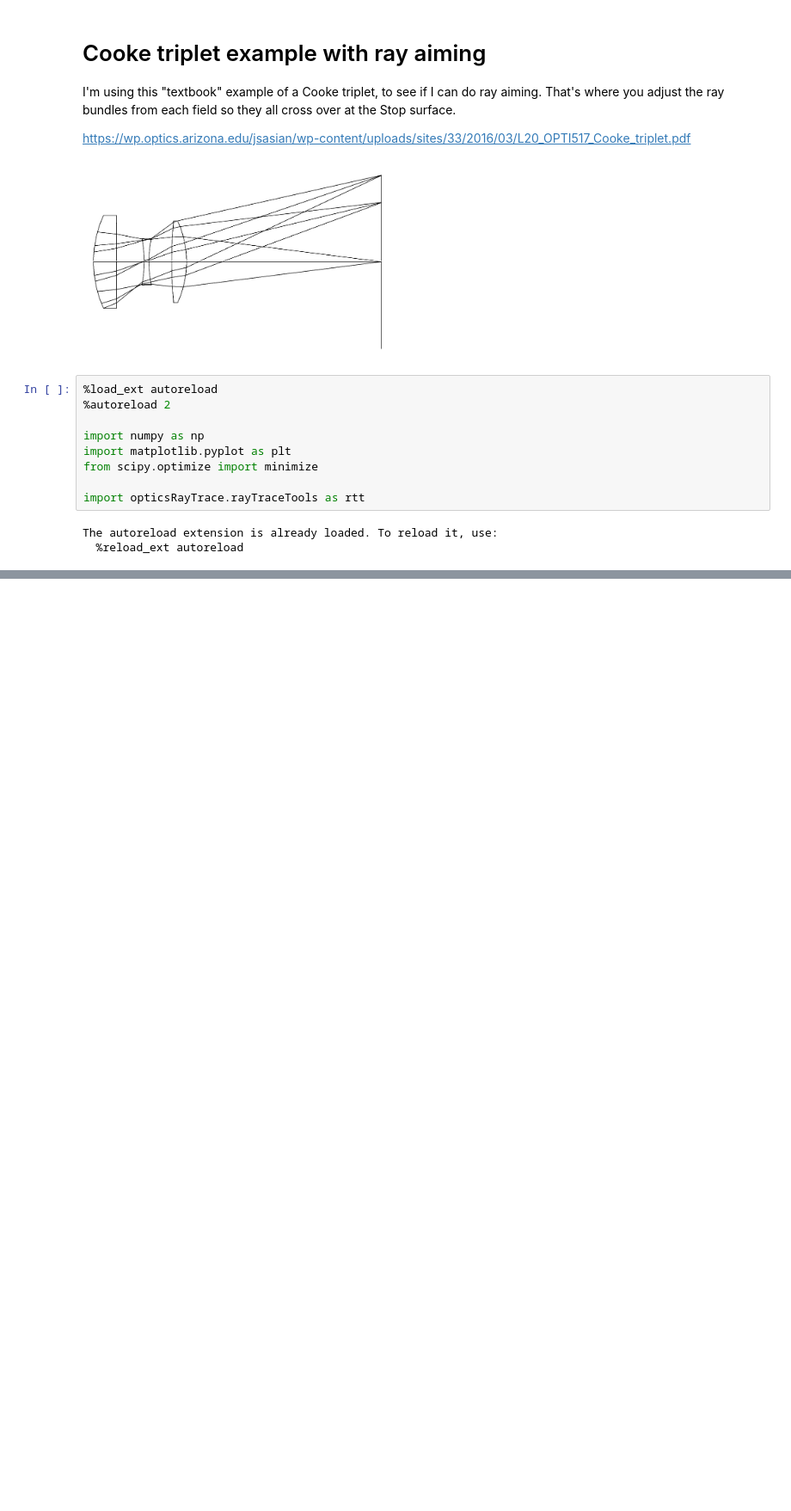
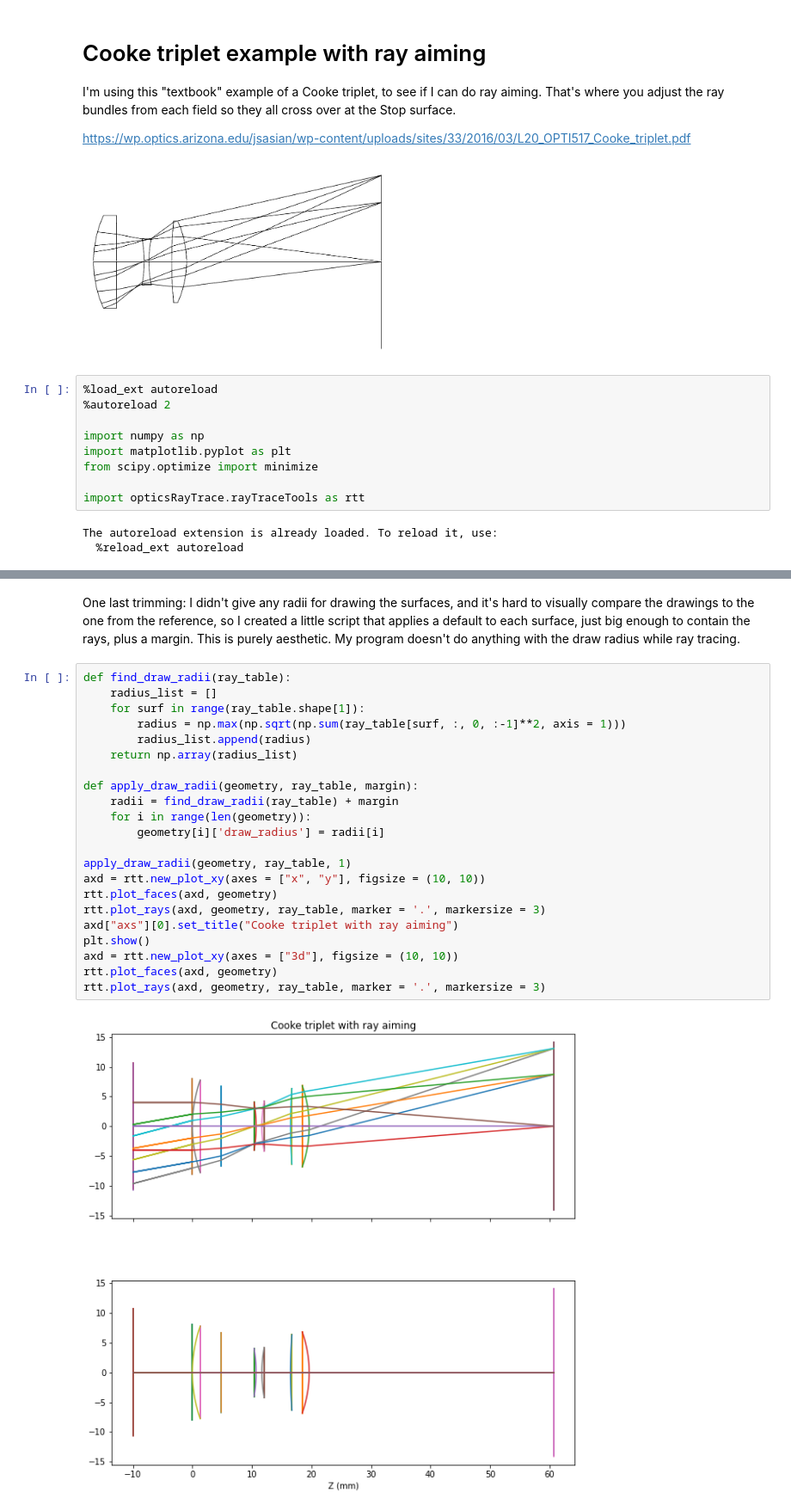
Before and after one commit to bassistTech/rayTrace, a Jupyter notebook: notebooks/Cooke triplet.ipynb, the cells around one changed output, grey strips where cells are left out. Shown at 86% size. Saved outputs shown, nothing was run; the diff lists cells and outputs as text; blank space fills up the shorter version.

```diff
--- a/notebooks/Cooke triplet.ipynb
+++ b/notebooks/Cooke triplet.ipynb
@@ -152,0 +145,26 @@ Text(0.5, 1.0, 'Cooke triplet with ray aiming')
+# %% [markdown]
+One last trimming: I didn't give any radii for drawing the surfaces, and it's hard to visually compare the drawings to the one from the reference, so I created a little script that applies a default to each surface, just big enough to contain the rays, plus a margin. This is purely aesthetic. My program doesn't do anything with the draw radius while ray tracing.
+# %%
+def find_draw_radii(ray_table):
+    radius_list = []
+    for surf in range(ray_table.shape[1]):
+        radius = np.max(np.sqrt(np.sum(ray_table[surf, :, 0, :-1]**2, axis = 1)))
+        radius_list.append(radius)
+    return np.array(radius_list)
+
+def apply_draw_radii(geometry, ray_table, margin):
+    radii = find_draw_radii(ray_table) + margin
+    for i in range(len(geometry)):
+        geometry[i]['draw_radius'] = radii[i]
+
+apply_draw_radii(geometry, ray_table, 1)
+axd = rtt.new_plot_xy(axes = ["x", "y"], figsize = (10, 10))
+rtt.plot_faces(axd, geometry)
+rtt.plot_rays(axd, geometry, ray_table, marker = '.', markersize = 3)
+axd["axs"][0].set_title("Cooke triplet with ray aiming")
+plt.show()
+axd = rtt.new_plot_xy(axes = ["3d"], figsize = (10, 10))
+rtt.plot_faces(axd, geometry)
+rtt.plot_rays(axd, geometry, ray_table, marker = '.', markersize = 3)
+# %% [output]
+[figure, added]
```
Also changed, not shown: parts of 14 cells of this notebook, 1 other file.
